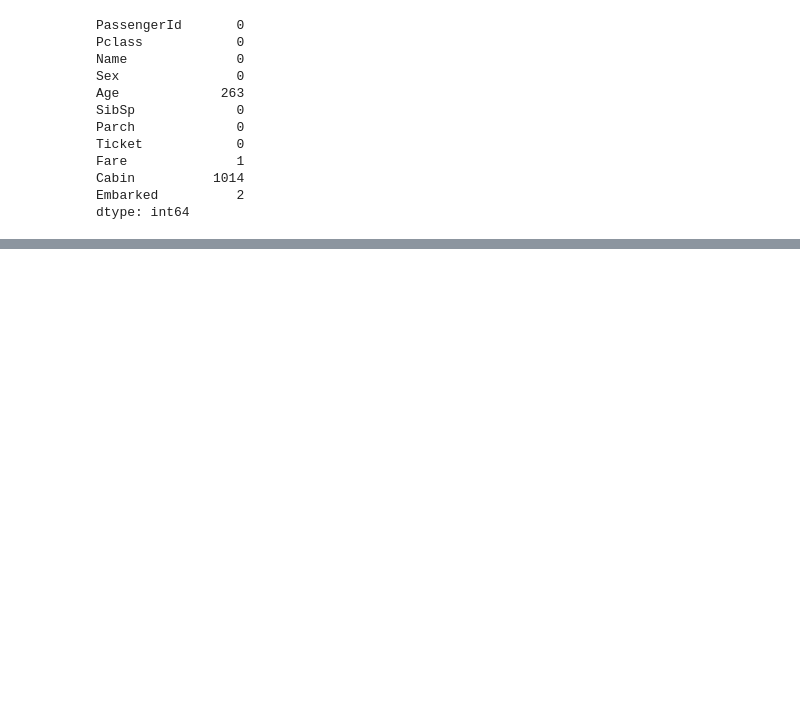
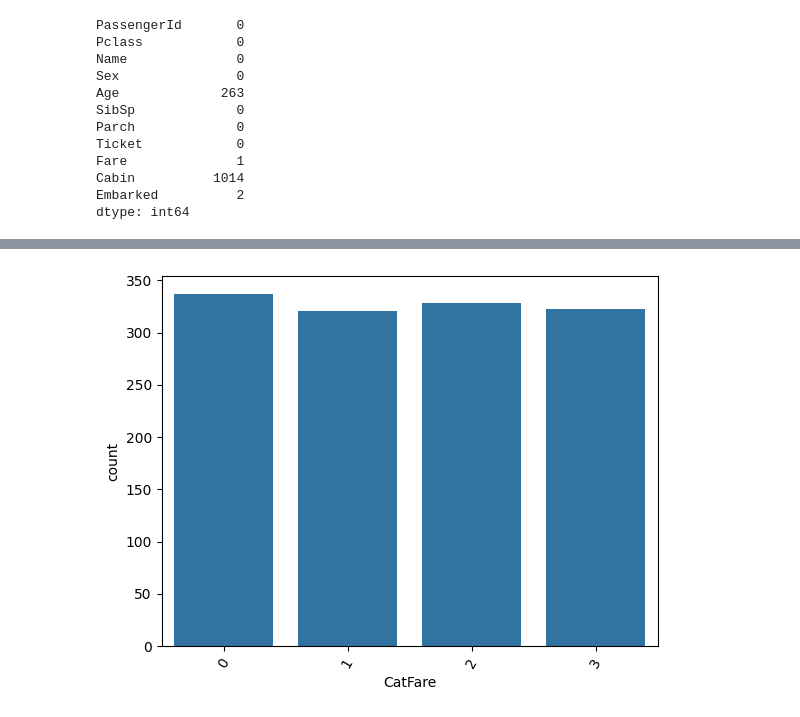
Before and after one commit to Suzanemh/Titanic, a Jupyter notebook: titanicDataset.ipynb, the cells around one changed output, grey strips where cells are left out. Saved outputs shown, nothing was run; the diff lists cells and outputs as text; code cells hidden in the pictures; blank space fills up the shorter version.

```diff
--- a/titanicDataset.ipynb
+++ b/titanicDataset.ipynb
@@ -88,0 +135,9 @@ NameError: name 'df' is not defined
+# %%
+#Fare
+df['CatFare'] = pd.qcut(df["Fare"], q=4, labels=False )
+
+#Plot
+sns.countplot(x='CatFare', data=df);
+plt.xticks(rotation=60);
+# %% [output]
+[figure, added]
```
Also changed, not shown: parts of 4 cells of this notebook.
